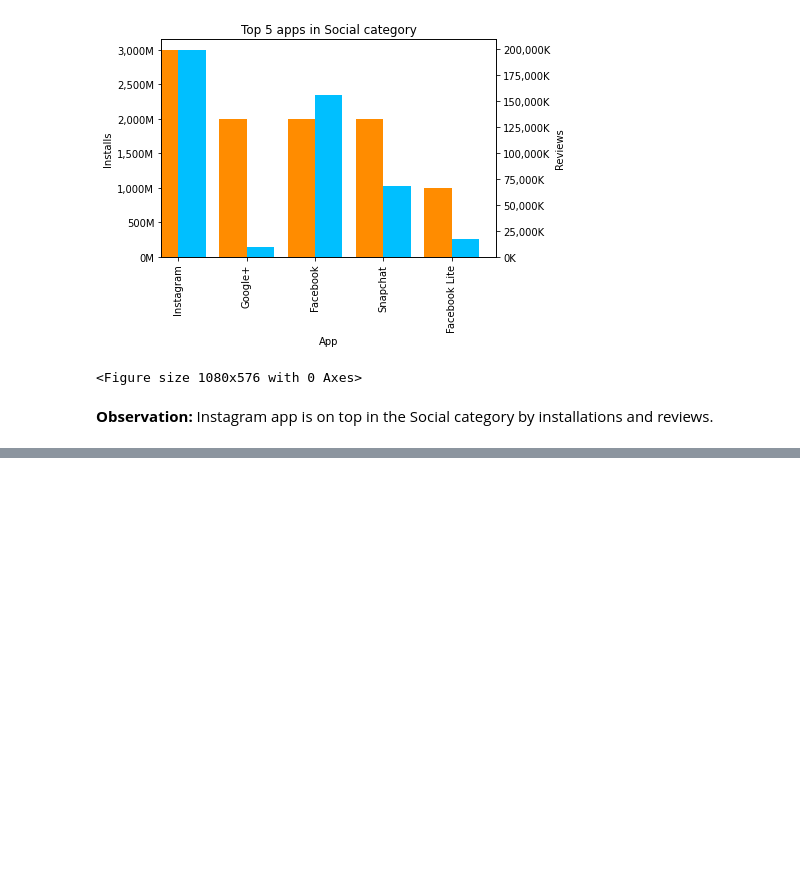
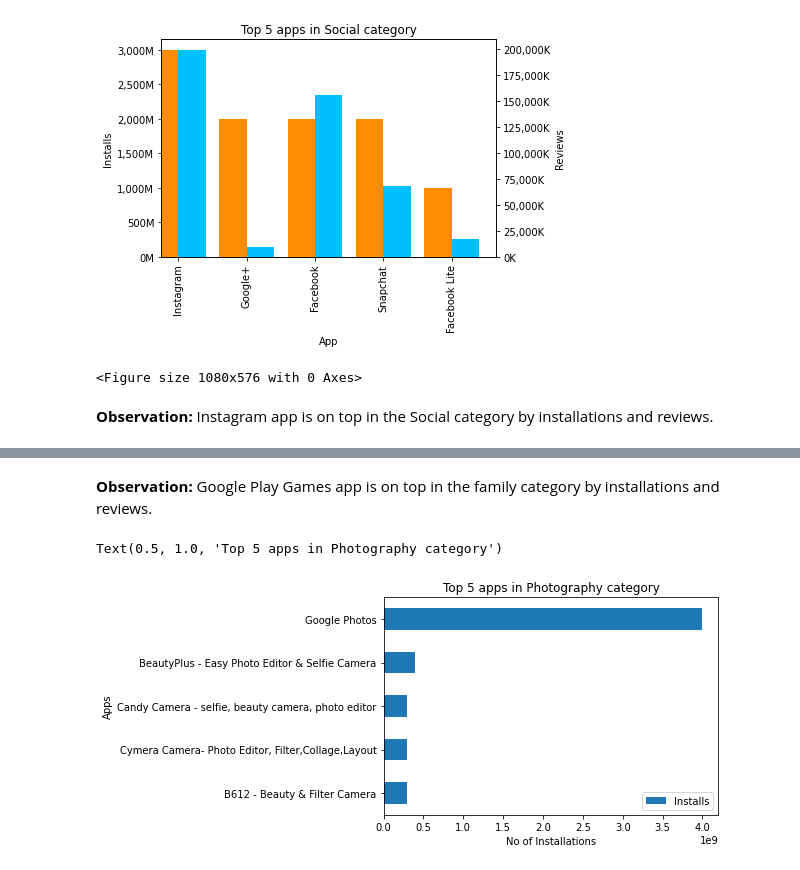
Before and after one commit to mukeshjnv/EDA-on-play-store-apps-data, a Jupyter notebook: EDA_Capson_Project_on_Play_Store_Data.ipynb, the cells around one changed output, grey strips where cells are left out. Drawn from its saved outputs; the diff is of its cells as text; code cells hidden in the pictures; blank space fills up the shorter version.

```diff
--- a/EDA_Capson_Project_on_Play_Store_Data.ipynb
+++ b/EDA_Capson_Project_on_Play_Store_Data.ipynb
@@ -660,0 +714,12 @@ plt.show()
+# %% [markdown]
+**Observation:** Google Play Games app  is on top in the family category by installations and reviews.
+# %%
+# top 5 apps in PHOTOGRAPHY
+top5PHOTOGRAPHY_app_by_install=app_df[app_df['Category']=='PHOTOGRAPHY'].groupby(['App']).agg({'Installs':np.sum}).sort_values('Installs',ascending=False).head()
+top5PHOTOGRAPHY_app_by_install.sort_values('Installs').plot(kind='barh')
+plt.xlabel('No of Installations')
+plt.ylabel('Apps')
+plt.title('Top 5 apps in Photography category')
+# %% [output]
+Text(0.5, 1.0, 'Top 5 apps in Photography category')
+[figure, added]
```
Also changed, not shown: parts of 10 cells of this notebook.
